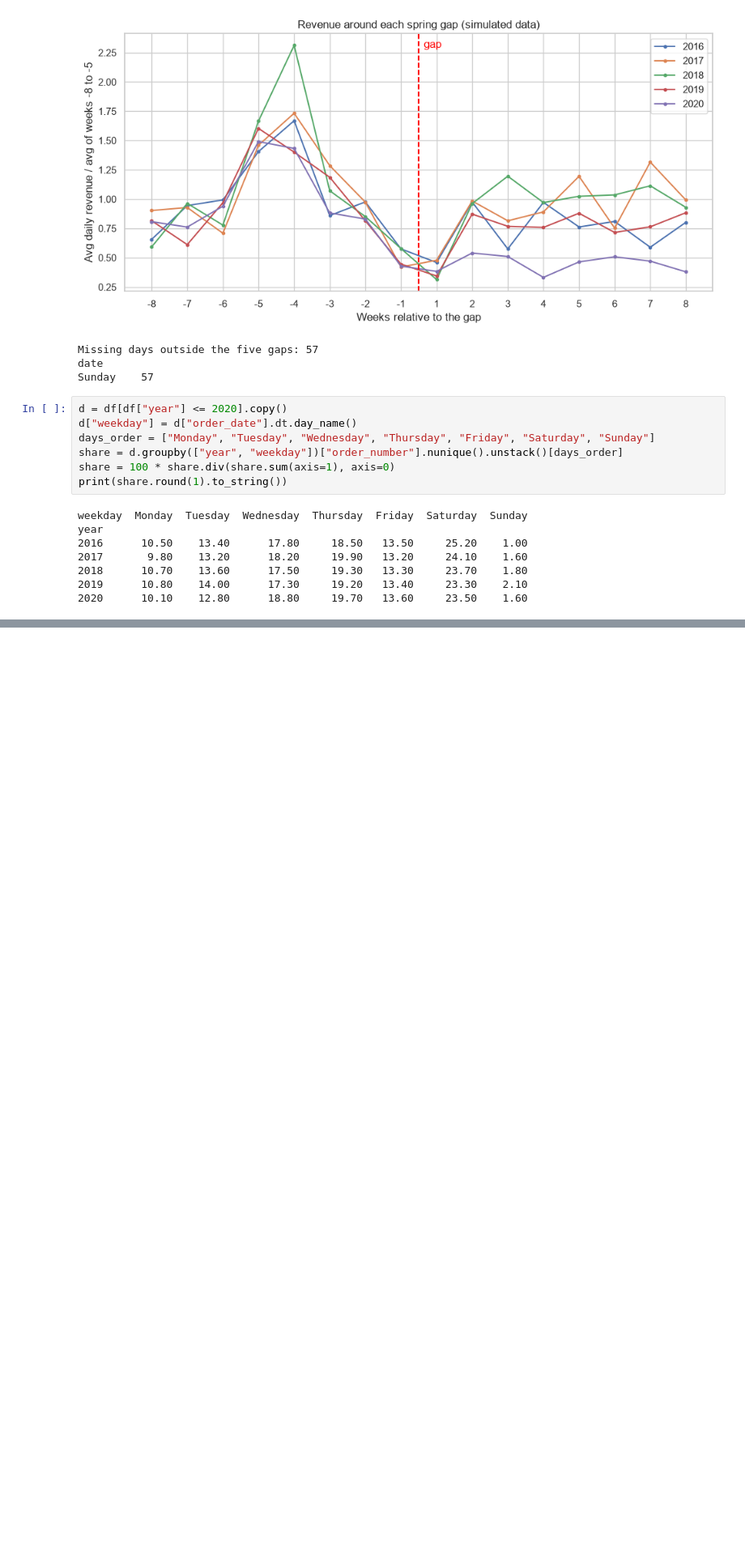
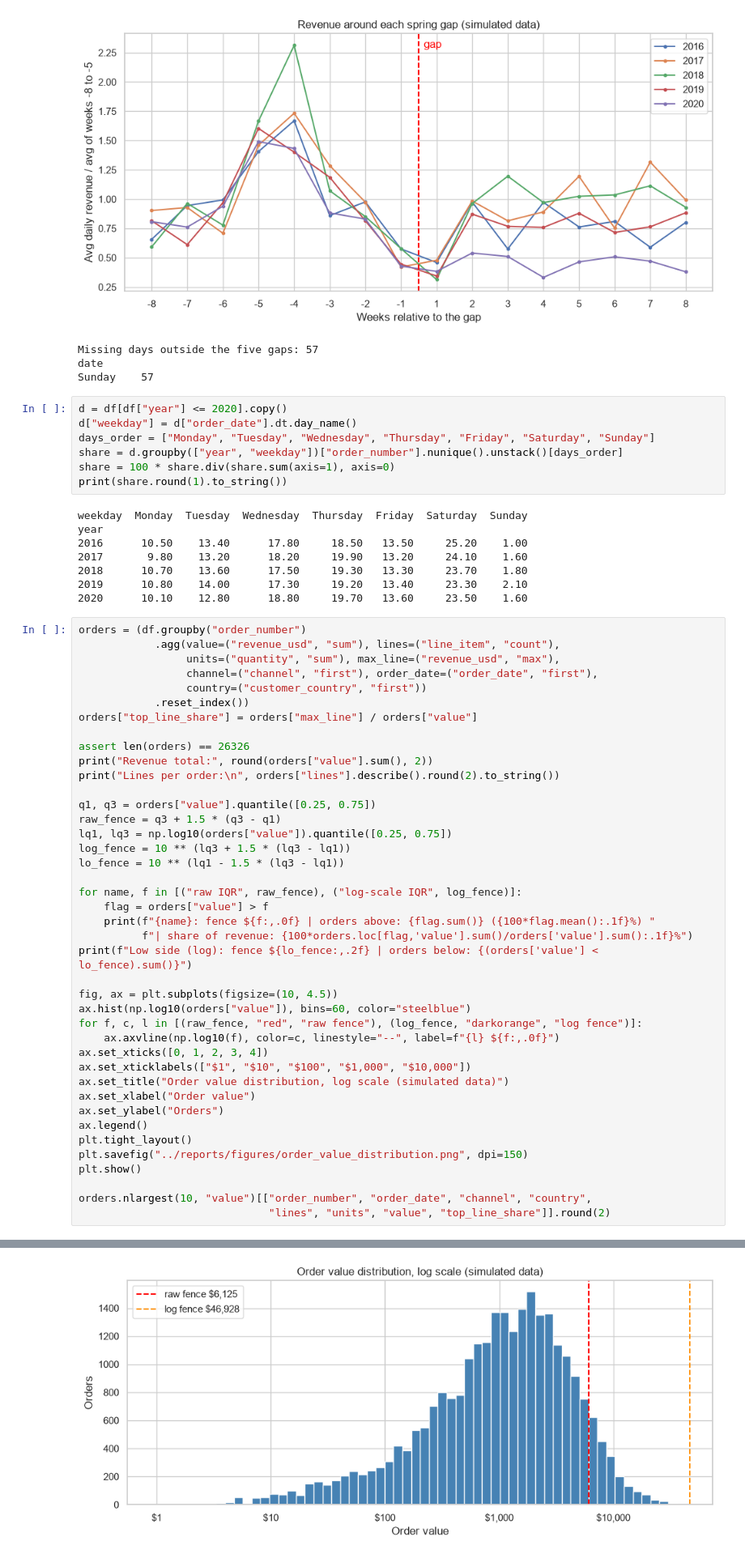
Before and after one commit to Mohsintahseen/sales-intelligence-system, a Jupyter notebook: notebooks/01_eda_overview.ipynb, the cells around one changed output, grey strips where cells are left out. Shown at 81% size. Drawn from its saved outputs; the diff is of its cells as text; blank space fills up the shorter version.

```diff
--- a/notebooks/01_eda_overview.ipynb
+++ b/notebooks/01_eda_overview.ipynb
@@ -575,3 +575,45 @@ year
 2018      10.70    13.60      17.50     19.30   13.30     23.70    1.80
 2019      10.80    14.00      17.30     19.20   13.40     23.30    2.10
 2020      10.10    12.80      18.80     19.70   13.60     23.50    1.60
+# %%
+orders = (df.groupby("order_number")
+            .agg(value=("revenue_usd", "sum"), lines=("line_item", "count"),
+                 units=("quantity", "sum"), max_line=("revenue_usd", "max"),
+                 channel=("channel", "first"), order_date=("order_date", "first"),
+                 country=("customer_country", "first"))
+            .reset_index())
+orders["top_line_share"] = orders["max_line"] / orders["value"]
+
+assert len(orders) == 26326
+print("Revenue total:", round(orders["value"].sum(), 2))
+print("Lines per order:\n", orders["lines"].describe().round(2).to_string())
+
+q1, q3 = orders["value"].quantile([0.25, 0.75])
+raw_fence = q3 + 1.5 * (q3 - q1)
+lq1, lq3 = np.log10(orders["value"]).quantile([0.25, 0.75])
+log_fence = 10 ** (lq3 + 1.5 * (lq3 - lq1))
+lo_fence = 10 ** (lq1 - 1.5 * (lq3 - lq1))
+
+for name, f in [("raw IQR", raw_fence), ("log-scale IQR", log_fence)]:
+    flag = orders["value"] > f
+    print(f"{name}: fence ${f:,.0f} | orders above: {flag.sum()} ({100*flag.mean():.1f}%) "
+          f"| share of revenue: {100*orders.loc[flag,'value'].sum()/orders['value'].sum():.1f}%")
+print(f"Low side (log): fence ${lo_fence:,.2f} | orders below: {(orders['value'] < lo_fence).sum()}")
+
+fig, ax = plt.subplots(figsize=(10, 4.5))
+ax.hist(np.log10(orders["value"]), bins=60, color="steelblue")
+for f, c, l in [(raw_fence, "red", "raw fence"), (log_fence, "darkorange", "log fence")]:
+    ax.axvline(np.log10(f), color=c, linestyle="--", label=f"{l} ${f:,.0f}")
+ax.set_xticks([0, 1, 2, 3, 4])
+ax.set_xticklabels(["$1", "$10", "$100", "$1,000", "$10,000"])
+ax.set_title("Order value distribution, log scale (simulated data)")
+ax.set_xlabel("Order value")
+ax.set_ylabel("Orders")
+ax.legend()
+plt.tight_layout()
+plt.savefig("../reports/figures/order_value_distribution.png", dpi=150)
+plt.show()
+
+orders.nlargest(10, "value")[["order_number", "order_date", "channel", "country",
+                              "lines", "units", "value", "top_line_share"]].round(2)
+# %% [output]
@@ -577,0 +633 @@ year
+[figure, added]
```
Also changed, not shown: parts of 5 cells of this notebook, 1 other file.
